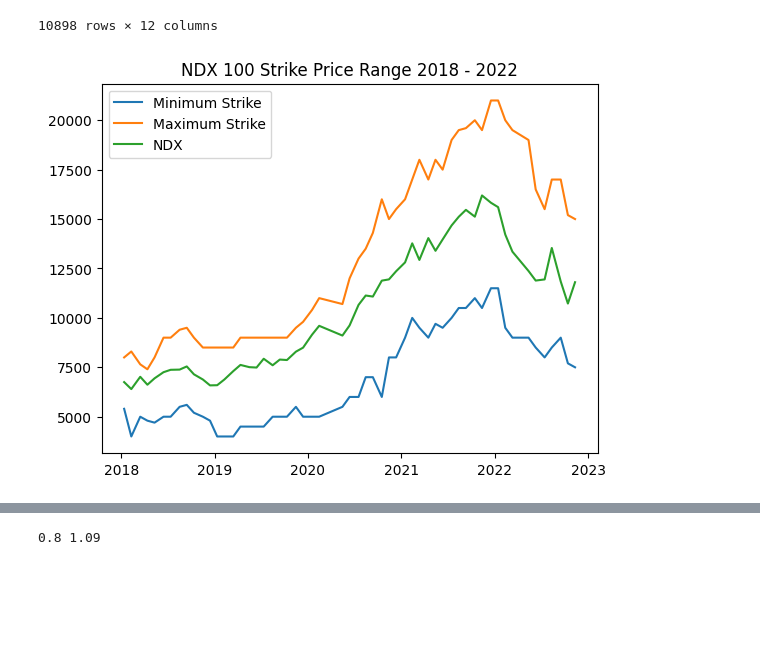
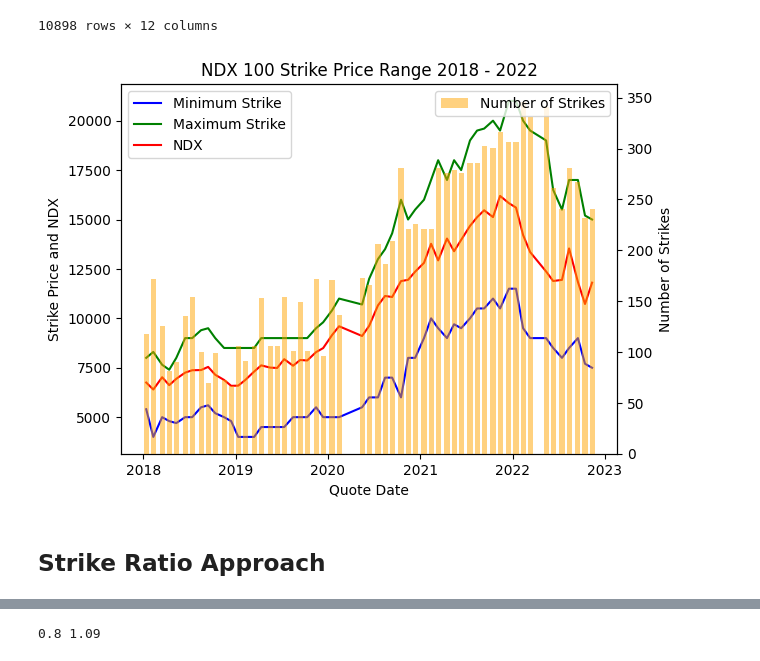
Before and after one commit to pochinhuang/WinterWorkshop2k24, a Jupyter notebook: data/data_cleanup.ipynb, the cells around one changed output, grey strips where cells are left out. Saved outputs shown, nothing was run; the diff lists cells and outputs as text; code cells hidden in the pictures; blank space fills up the shorter version.

```diff
--- a/data/data_cleanup.ipynb
+++ b/data/data_cleanup.ipynb
@@ -175,22 +197,40 @@ merged_data_new
 # %%
 def strike_min(group):
     return group['strike'].min() # smallest strike on a given date
 
 def strike_max(group):
     return group['strike'].max() # largest strike on a given date
 
 def NDX(group):
     return group['implied_S_y'].max() # implied NDX on a given date
 
+def group_length(group):
+    return len(group)
 
-plt.plot(merged_data_new.groupby("quote_date").apply(strike_min), label = "Minimum Strike")
-plt.plot(merged_data_new.groupby("quote_date").apply(strike_max), label = "Maximum Strike")
-plt.plot(merged_data_new.groupby("quote_date").apply(NDX), label = "NDX")
+fig, ax1 = plt.subplots()
+ax1.plot(merged_data_new.groupby("quote_date").apply(strike_min), label="Minimum Strike", color='b')
+ax1.plot(merged_data_new.groupby("quote_date").apply(strike_max), label="Maximum Strike", color='g')
+ax1.plot(merged_data_new.groupby("quote_date").apply(NDX), label="NDX", color='r')
+ax1.set_xlabel('Quote Date')
+ax1.set_ylabel('Strike Price and NDX', color='k')
+ax1.tick_params(axis='y', labelcolor='k')
+ax1.legend(loc='upper left')
+# Create a secondary y-axis for the bar graph
+ax2 = ax1.twinx()
+# Plot the bar graph on the secondary y-axis
+ax2.bar(merged_data_new.groupby("quote_date").apply(lambda x: x.name),
+        merged_data_new.groupby("quote_date").apply(group_length),
+        label="Number of Strikes", color='orange', alpha=0.5, width=20)
+
+ax2.set_ylabel('Number of Strikes', color='k')
+ax2.tick_params(axis='y', labelcolor='k')
+ax2.legend(loc='upper right')
 plt.title("NDX 100 Strike Price Range 2018 - 2022")
-plt.legend()
 plt.show()
 # %% [output]
-[figure, old version]
+[figure, new version]
+# %% [markdown]
+## Strike Ratio Approach
 # %%
 merged_data_new["adjusted_strike"] = np.round(merged_data_new["strike"]/merged_data_new["implied_S_y"],3)
 merged_data_new
```
Also changed, not shown: parts of 15 cells of this notebook.
